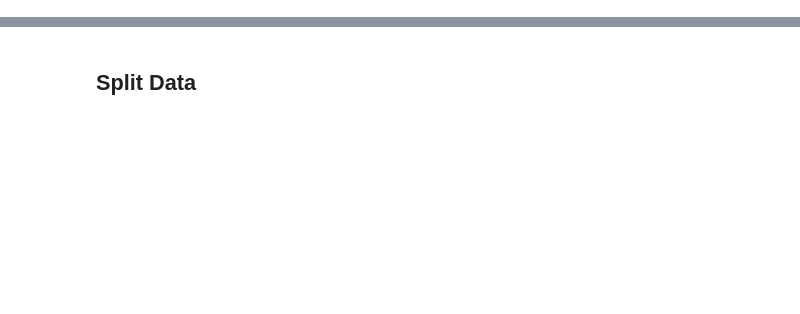
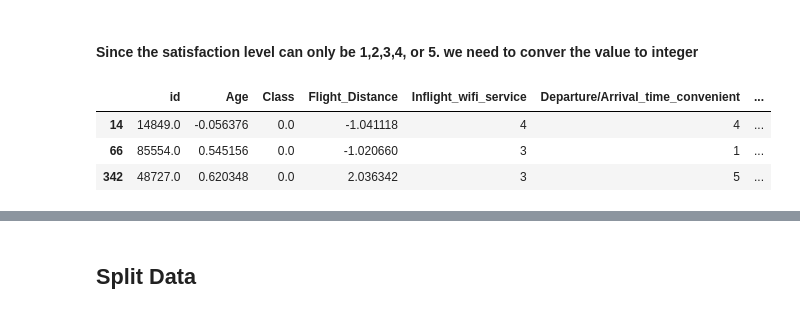
Before and after one commit to McGill-MMA-EnterpriseAnalytics/Airline-Passenger-Satisfaction-Prediction-Part2, a Jupyter notebook: Code/Airline_Data_modeling_Part2.ipynb, the cells around one changed output, grey strips where cells are left out. Saved outputs shown, nothing was run; the diff lists cells and outputs as text; code cells hidden in the pictures; blank space fills up the shorter version.

```diff
--- a/Code/Airline_Data_modeling_Part2.ipynb
+++ b/Code/Airline_Data_modeling_Part2.ipynb
@@ -78,0 +185,16 @@ data
+# %% [markdown]
+#### Since the satisfaction level can only be 1,2,3,4, or 5. we need to conver the value to integer
+# %%
+import math
+
+def ceil(x):
+    return math.ceil(x - 0.5)
+
+data_knn[incomplete] = data_knn[incomplete].applymap(ceil)
+
+data_knn.loc[null_rows_idx].head(3)
+# %% [output]
+|  | id | Age | Class | Flight_Distance | Inflight_wifi_service | Departure/Arrival_time_convenient | ... |
+| 14 | 14849.0 | -0.056376 | 0.0 | -1.041118 | 4 | 4 | ... |
+| 66 | 85554.0 | 0.545156 | 0.0 | -1.020660 | 3 | 1 | ... |
+| 342 | 48727.0 | 0.620348 | 0.0 | 2.036342 | 3 | 5 | ... |
```
Also changed, not shown: parts of 16 cells of this notebook.
